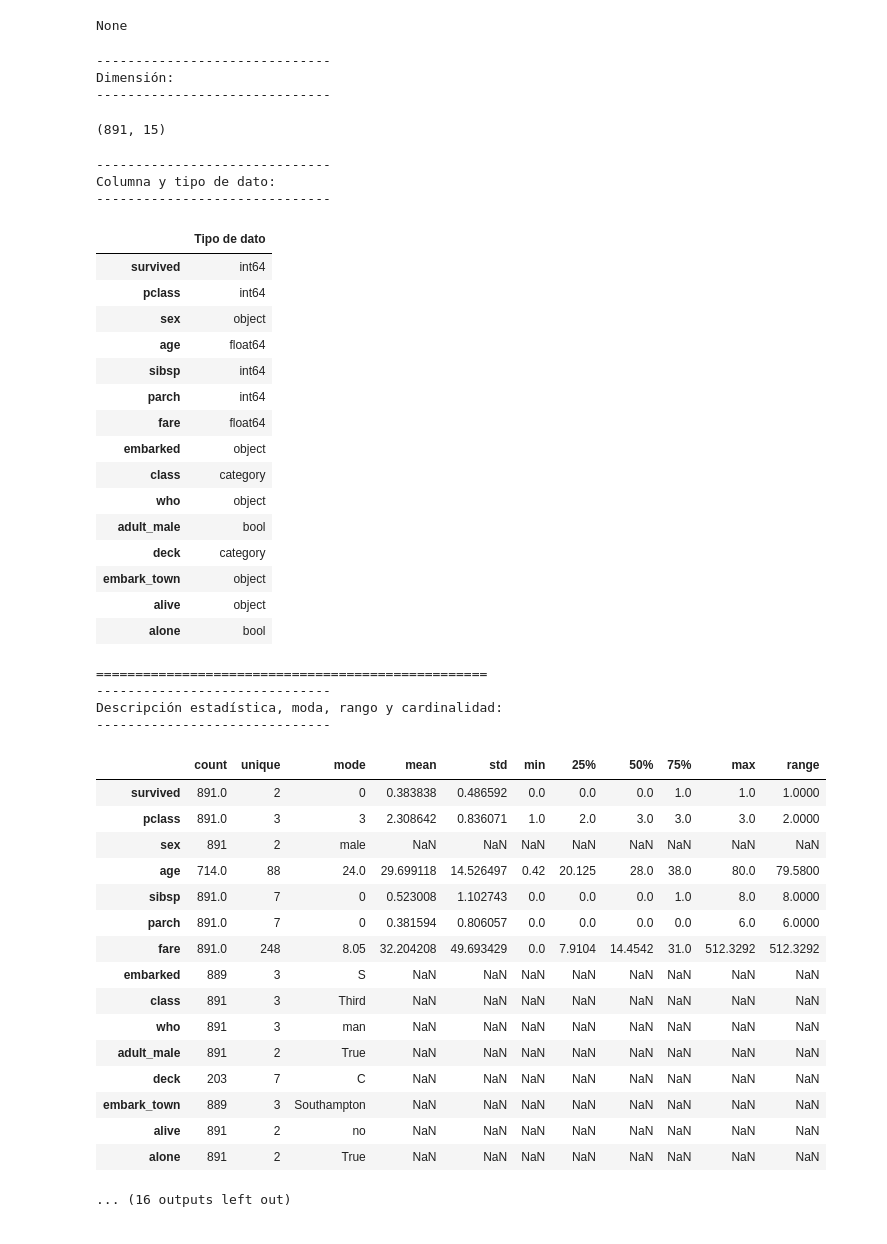
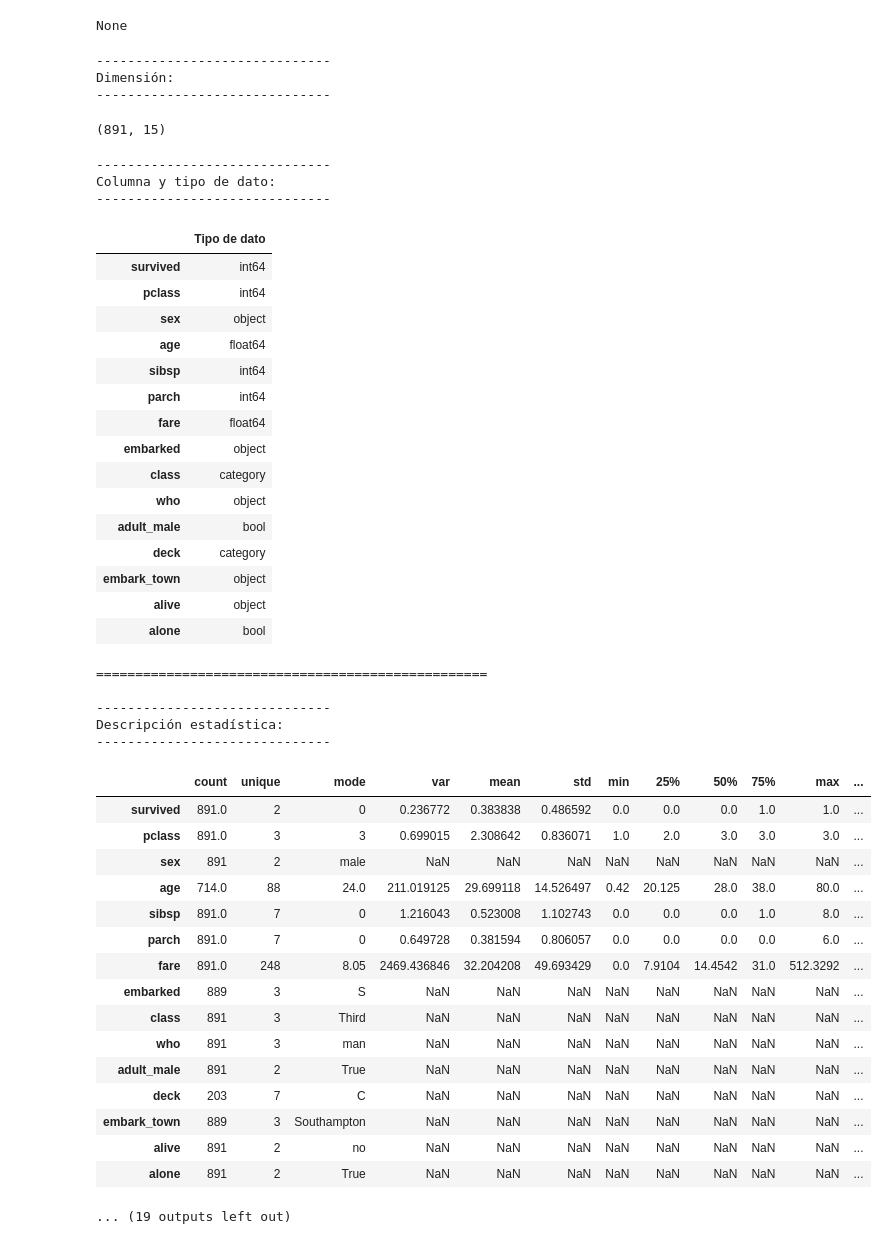
Before and after one commit to Antonio-IF/analytics-toolkit, a Jupyter notebook: notebooks/titanic_example.ipynb, the cells around one changed output. Saved outputs shown, nothing was run; the diff lists cells and outputs as text; code cells hidden in the pictures.

```diff
--- a/notebooks/titanic_example.ipynb
+++ b/notebooks/titanic_example.ipynb
@@ -8,9 +8,9 @@ from IPython.display import display
 df = sns.load_dataset('titanic')
 # %%
 # --- TÍTULO GENERAL ---
-print('~'*50)
+print(f'{'~'*50}')
 print('EXPLORACIÓN INICIAL')
-print('~'*50, '\n')
+print(f'{'~'*50}\n')
 
 # --- Primeros y últimos registros ---
 print(f'{'-'*30}\nPrimeros registros:\n{'-'*30}')
@@ -19,7 +19,7 @@ display(df.head(5))
 print(f'{'-'*30}\nÚltimos registros:\n{'-'*30}')
 display(df.tail(5))
 
-print('='*50)
+print(f'\n{'='*50}\n')
 
 # --- Información, dimensión, columna y tipo de dato ---
 print(f'{'-'*30}\nInformación:\n{'-'*30}')
@@ -31,17 +31,18 @@ display(df.shape)
 print(f'{'-'*30}\nColumna y tipo de dato:\n{'-'*30}')
 display(pd.DataFrame(df.dtypes, columns=['Tipo de dato']))
 
-print('='*50)
+print(f'\n{'='*50}\n')
 
-# --- Descripción estadística, moda, rango y cardinalidad ---
-print(f'{'-'*30}\nDescripción estadística, moda, rango y cardinalidad:\n{'-'*30}')
+# --- Descripción estadística, moda, varianza, rango y cardinalidad ---
+print(f'{'-'*30}\nDescripción estadística:\n{'-'*30}')
 resumen = df.describe(include='all').T
 resumen.insert(2, 'mode', df.mode().iloc[0])
+resumen.insert(5, 'var', df.select_dtypes(include=[np.number]).var())
 resumen['range'] = df.select_dtypes(include=[np.number]).max() - df.select_dtypes(include=[np.number]).min()
 resumen['unique'] = df.nunique()
 display(resumen.drop(columns=['top', 'freq']))
 
-print('='*50)
+print(f'\n{'='*50}\n')
 
 # --- Distribución ---
 print(f'{'-'*30}\nDistribución:\n{'-'*30}')
@@ -52,9 +53,9 @@ for col in df.select_dtypes(include=['object']).columns:
         'Porcentaje': (df[col].value_counts(normalize=True) * 100).round(2)
     }))
 
-print('='*50)
+print(f'\n{'='*50}\n')
 
-# --- Nulos y duplicados ---
+# --- Nulos, duplicados y valores atípicos ---
 print(f'{'-'*30}\nNulos:\n{'-'*30}')
 display(pd.DataFrame({
     'Conteo': df.isnull().sum(),
@@ -67,11 +68,28 @@ display(pd.DataFrame({
     'Porcentaje': [(df.duplicated().mean() * 100).round(2)]
 }))
 
-print('='*50)
+print(f'{'-'*30}\nValores atípicos:\n{'-'*30}')
+atipicos = {}
+for col in df.select_dtypes(include=[np.number]).columns:
+    Q1 = df[col].quantile(0.25)
+    Q3 = df[col].quantile(0.75)
+    IQR = Q3 - Q1
+    limite_inferior = Q1 - 1.5 * IQR
+    limite_superior = Q3 + 1.5 * IQR
+    conteo_atipicos = df[(df[col] < limite_inferior) | (df[col] > limite_superior)].shape[0]
+    atipicos[col] = {
+        'Conteo': conteo_atipicos,
+        'Porcentaje': round(conteo_atipicos / df.shape[0] * 100, 2)
+    }
+display(pd.DataFrame(atipicos).T)
+
+print(f'\n{'='*50}\n')
 
 # --- Uso de memoria ---
-print('Uso de memoria:')
+print(f'{'-'*30}\nUso de memoria:\n{'-'*30}')
 display(df.memory_usage(deep=True).to_frame('Bytes'))
+
+print(f'\n{'~'*50}')
 # %% [output]
 ~~~~~~~~~~~~~~~~~~~~~~~~~~~~~~~~~~~~~~~~~~~~~~~~~~
 EXPLORACIÓN INICIAL
@@ -112,48 +130,49 @@ Data columns (total 15 columns):
  14  alone        891 non-null    bool
 dtypes: bool(2), category(2), float64(2), int64(4), object(5)
 memory usage: 80.7+ KB
 None
 ------------------------------
 Dimensión:
 ------------------------------
 (891, 15)
 ------------------------------
 Columna y tipo de dato:
 ------------------------------
 |  | Tipo de dato |
 | survived | int64 |
 | pclass | int64 |
 | sex | object |
 | age | float64 |
 | sibsp | int64 |
 | parch | int64 |
 | fare | float64 |
 | embarked | object |
 | class | category |
 | who | object |
 | adult_male | bool |
 | deck | category |
 | embark_town | object |
 | alive | object |
 | alone | bool |
 ==================================================
+
 ------------------------------
-Descripción estadística, moda, rango y cardinalidad:
+Descripción estadística:
 ------------------------------
-|  | count | unique | mode | mean | std | min | 25% | 50% | 75% | max | range |
-| survived | 891.0 | 2 | 0 | 0.383838 | 0.486592 | 0.0 | 0.0 | 0.0 | 1.0 | 1.0 | 1.0000 |
-| pclass | 891.0 | 3 | 3 | 2.308642 | 0.836071 | 1.0 | 2.0 | 3.0 | 3.0 | 3.0 | 2.0000 |
-| sex | 891 | 2 | male | NaN | NaN | NaN | NaN | NaN | NaN | NaN | NaN |
-| age | 714.0 | 88 | 24.0 | 29.699118 | 14.526497 | 0.42 | 20.125 | 28.0 | 38.0 | 80.0 | 79.5800 |
-| sibsp | 891.0 | 7 | 0 | 0.523008 | 1.102743 | 0.0 | 0.0 | 0.0 | 1.0 | 8.0 | 8.0000 |
-| parch | 891.0 | 7 | 0 | 0.381594 | 0.806057 | 0.0 | 0.0 | 0.0 | 0.0 | 6.0 | 6.0000 |
-| fare | 891.0 | 248 | 8.05 | 32.204208 | 49.693429 | 0.0 | 7.9104 | 14.4542 | 31.0 | 512.3292 | 512.3292 |
-| embarked | 889 | 3 | S | NaN | NaN | NaN | NaN | NaN | NaN | NaN | NaN |
-| class | 891 | 3 | Third | NaN | NaN | NaN | NaN | NaN | NaN | NaN | NaN |
-| who | 891 | 3 | man | NaN | NaN | NaN | NaN | NaN | NaN | NaN | NaN |
-| adult_male | 891 | 2 | True | NaN | NaN | NaN | NaN | NaN | NaN | NaN | NaN |
-| deck | 203 | 7 | C | NaN | NaN | NaN | NaN | NaN | NaN | NaN | NaN |
-| embark_town | 889 | 3 | Southampton | NaN | NaN | NaN | NaN | NaN | NaN | NaN | NaN |
-| alive | 891 | 2 | no | NaN | NaN | NaN | NaN | NaN | NaN | NaN | NaN |
-| alone | 891 | 2 | True | NaN | NaN | NaN | NaN | NaN | NaN | NaN | NaN |
+|  | count | unique | mode | var | mean | std | min | 25% | 50% | 75% | max | ... |
+| survived | 891.0 | 2 | 0 | 0.236772 | 0.383838 | 0.486592 | 0.0 | 0.0 | 0.0 | 1.0 | 1.0 | ... |
+| pclass | 891.0 | 3 | 3 | 0.699015 | 2.308642 | 0.836071 | 1.0 | 2.0 | 3.0 | 3.0 | 3.0 | ... |
+| sex | 891 | 2 | male | NaN | NaN | NaN | NaN | NaN | NaN | NaN | NaN | ... |
+| age | 714.0 | 88 | 24.0 | 211.019125 | 29.699118 | 14.526497 | 0.42 | 20.125 | 28.0 | 38.0 | 80.0 | ... |
+| sibsp | 891.0 | 7 | 0 | 1.216043 | 0.523008 | 1.102743 | 0.0 | 0.0 | 0.0 | 1.0 | 8.0 | ... |
+| parch | 891.0 | 7 | 0 | 0.649728 | 0.381594 | 0.806057 | 0.0 | 0.0 | 0.0 | 0.0 | 6.0 | ... |
+| fare | 891.0 | 248 | 8.05 | 2469.436846 | 32.204208 | 49.693429 | 0.0 | 7.9104 | 14.4542 | 31.0 | 512.3292 | ... |
+| embarked | 889 | 3 | S | NaN | NaN | NaN | NaN | NaN | NaN | NaN | NaN | ... |
+| class | 891 | 3 | Third | NaN | NaN | NaN | NaN | NaN | NaN | NaN | NaN | ... |
+| who | 891 | 3 | man | NaN | NaN | NaN | NaN | NaN | NaN | NaN | NaN | ... |
+| adult_male | 891 | 2 | True | NaN | NaN | NaN | NaN | NaN | NaN | NaN | NaN | ... |
+| deck | 203 | 7 | C | NaN | NaN | NaN | NaN | NaN | NaN | NaN | NaN | ... |
+| embark_town | 889 | 3 | Southampton | NaN | NaN | NaN | NaN | NaN | NaN | NaN | NaN | ... |
+| alive | 891 | 2 | no | NaN | NaN | NaN | NaN | NaN | NaN | NaN | NaN | ... |
+| alone | 891 | 2 | True | NaN | NaN | NaN | NaN | NaN | NaN | NaN | NaN | ... |
-... (16 outputs left out)
+... (19 outputs left out)
```
Also changed, not shown: parts of 1 cell of this notebook.
